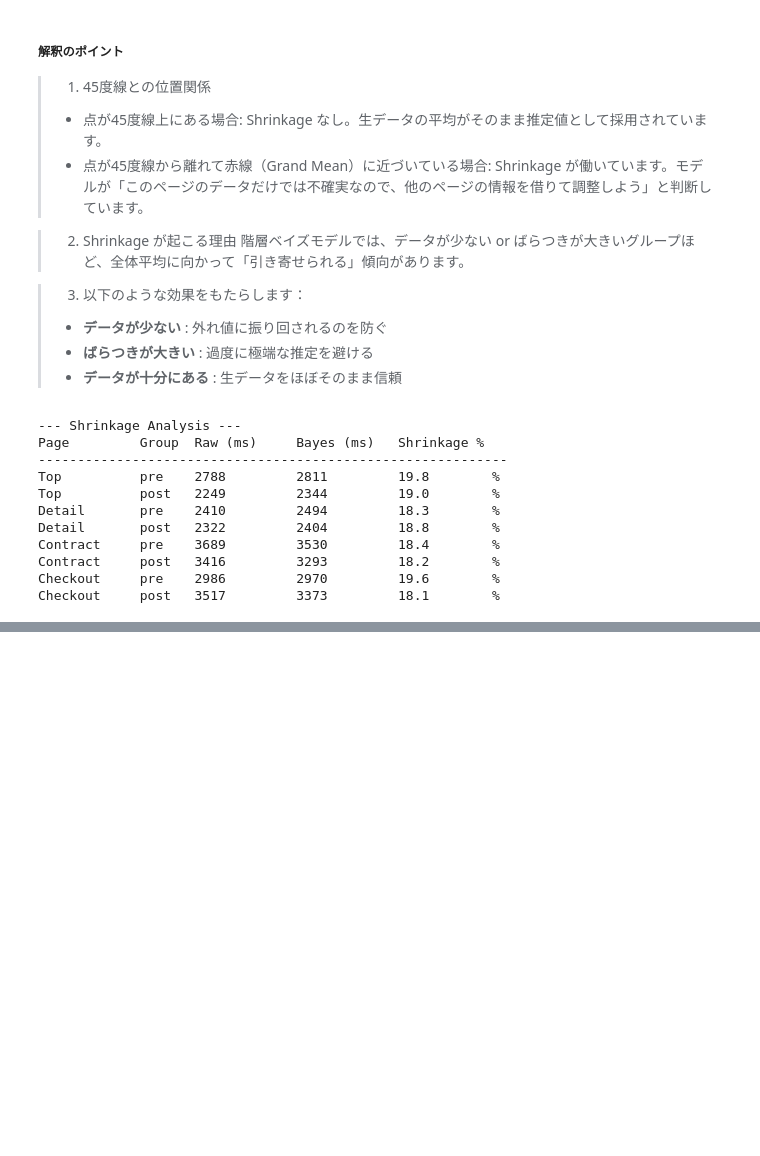
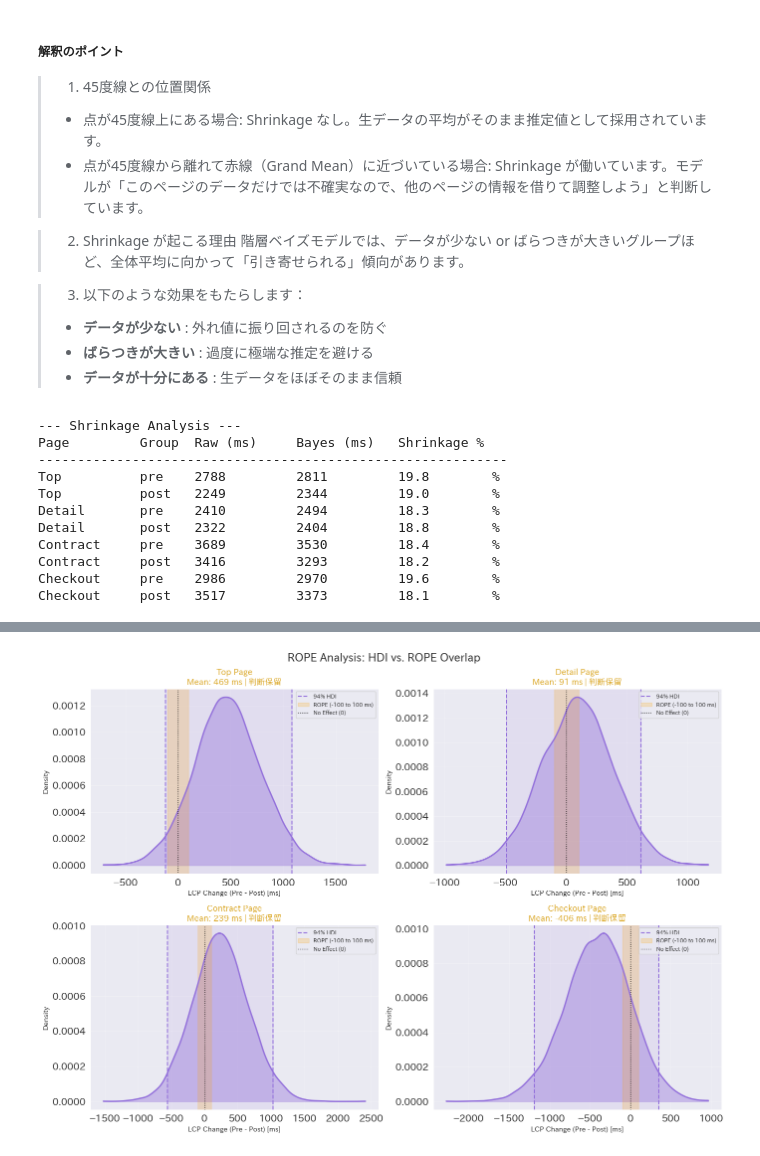
Before and after one commit to petalab-io/bayesian-iroha, a Jupyter notebook: notebooks/01_web_performance/roi_decision.ipynb, the cells around one changed output, grey strips where cells are left out. Drawn from its saved outputs; the diff is of its cells as text; code cells hidden in the pictures; blank space fills up the shorter version.

```diff
--- a/notebooks/01_web_performance/roi_decision.ipynb
+++ b/notebooks/01_web_performance/roi_decision.ipynb
@@ -171,7 +171,7 @@ with pm.Model(coords=coords) as model:
     offset_page_z = pm.Normal("offset_page_z", mu=0.0, sigma=1.0, dims=("page", "group"))
 
     # Deterministic で実際に偏差に変換: beta = mu + z * sigma
-    mu_page = pm.Deterministic(
+    mu_cell = pm.Deterministic(
         "mu_page",
         mu_global + offset_page_z * sigma_page,  # broadcasting
         dims=("page", "group")
@@ -387,0 +392,15 @@ Checkout     post   3517         3373         18.1        %
+# %%
+# 事後分布の抽出と Data 整形
+posterior = trace.posterior
+
+# mu_page: (chain, draw, page, group) -> (samples, page, group)
+# stack chain and draw
+mu_samples = posterior["mu_page"].stack(sample=("chain", "draw")).values.transpose(2, 0, 1)
+
+# 対数空間から実空間(ms)へ
+samples_lcp_ms = np.exp(mu_samples)
+# shape: (samples, 4_pages, 2_groups) -> 0:Pre, 1:Post
+
+# 改善量 (Pre - Post)
+ms_diff = samples_lcp_ms[:, :, 0] - samples_lcp_ms[:, :, 1]
+# shape: (samples, 4_pages)
@@ -387,0 +482,58 @@ Checkout     post   3517         3373         18.1        %
+# %%
+# --- 可視化: 事後分布の HDI と ROPE の重なり具合 ---
+HDI_PROB = 0.94  # 94% HDI
+
+# --- 可視化 ---
+fig, axes = plt.subplots(2, 2, figsize=(14, 10))
+axes_flat = axes.flatten()
+
+for i, page in enumerate(pages):
+    ax = axes_flat[i]
+    data_page = ms_diff[:, i]  # 各ページの改善量サンプル (shape: 8000,)
+
+    # 1. 事後分布の Histogram / KDE
+    az.plot_kde(data_page, ax=ax, plot_kwargs={"color": "mediumpurple", "linewidth": 2}, fill_kwargs={"alpha": 0.4})
+
+    # 2. HDI (94%) を計算してプロット
+    hdi = az.hdi(data_page, hdi_prob=HDI_PROB)
+    ax.axvline(hdi[0], color="mediumpurple", linestyle="--", linewidth=1.5, label=f"{HDI_PROB * 100:.0f}% HDI")
+    ax.axvline(hdi[1], color="mediumpurple", linestyle="--", linewidth=1.5)
+    # HDI範囲の塗りつぶし（Option）
+    ax.axvspan(hdi[0], hdi[1], alpha=0.1, color="mediumpurple")
+
+    # 3. ROPE を塗りつぶしてプロット
+    ax.axvspan(ROPE_RANGE[0], ROPE_RANGE[1], alpha=0.2, color="orange",
+               label=f"ROPE ({ROPE_RANGE[0]} to {ROPE_RANGE[1]} ms)")
+
+    # 4. 参照戦（ゼロ）
+    ax.axvline(0, color="black", linestyle=":", linewidth=1, label="No Effect (0)")
+
+    # 5. タイトルと判定ラベル
+    mean_diff = np.mean(data_page)
+
+    # 判定ロジック
+    if hdi[0] > ROPE_RANGE[1]:
+        verdict = "明確な改善"
+        verdict_color = "seagreen"
+    elif hdi[1] < ROPE_RANGE[0]:
+        verdict = "明確な悪化"
+        verdict_color = "indianred"
+    elif hdi[0] > ROPE_RANGE[0] and hdi[1] < ROPE_RANGE[1]:
+        verdict = "実質的に等価"
+        verdict_color = "slategray"
+    else:
+        verdict = "判断保留"
+        verdict_color = "goldenrod"
+
+    ax.set_title(f"{page} Page\nMean: {mean_diff:.0f} ms | {verdict}", fontsize=12, color=verdict_color,
+                 fontweight="bold")
+    ax.set_xlabel("LCP Change (Pre - Post) [ms]")
+    ax.set_ylabel("Density")
+    ax.legend(loc="upper right", fontsize=8)
+    ax.grid(True, alpha=0.3)
+
+plt.suptitle("ROPE Analysis: HDI vs. ROPE Overlap", fontsize=16, fontweight="bold")
+plt.tight_layout()
+plt.show()
+# %% [output]
+[figure, added]
```
Also changed, not shown: parts of 10 cells of this notebook.
